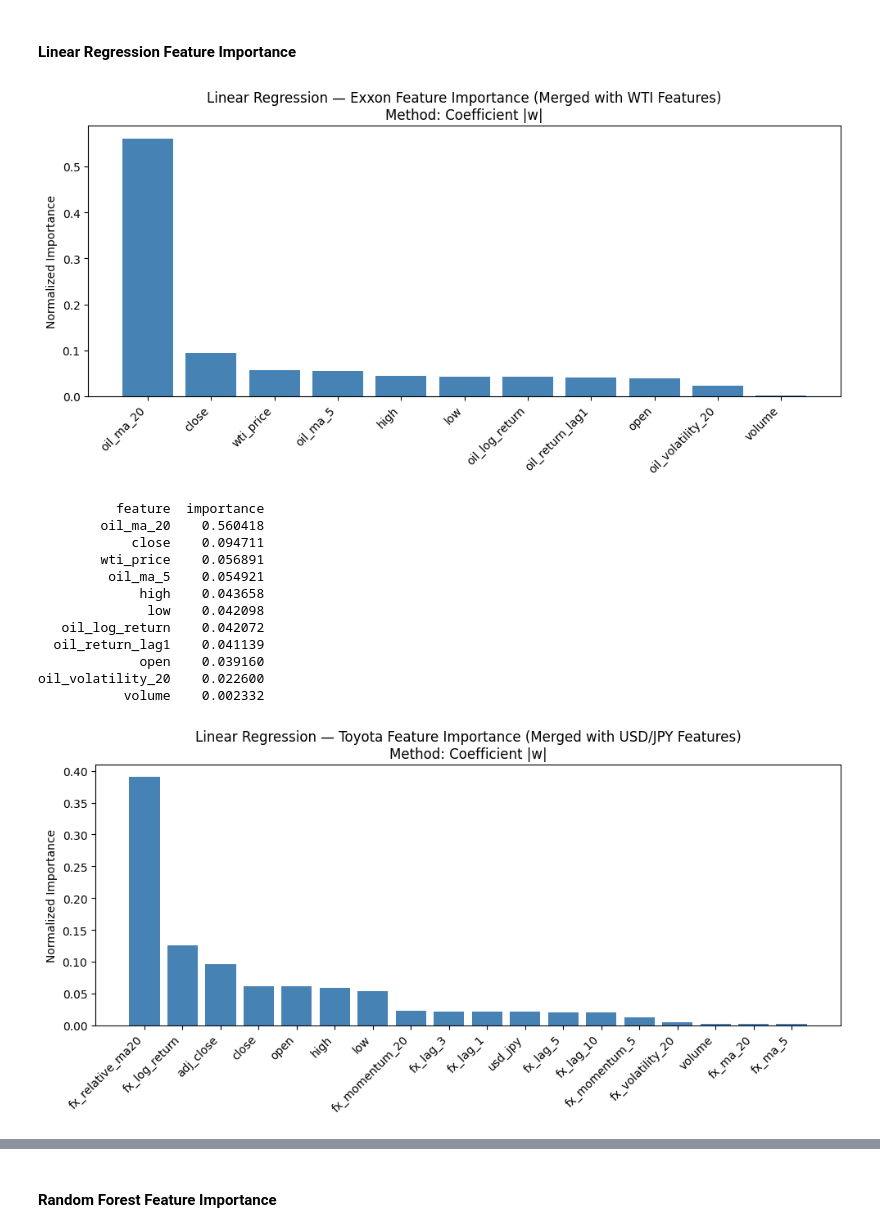
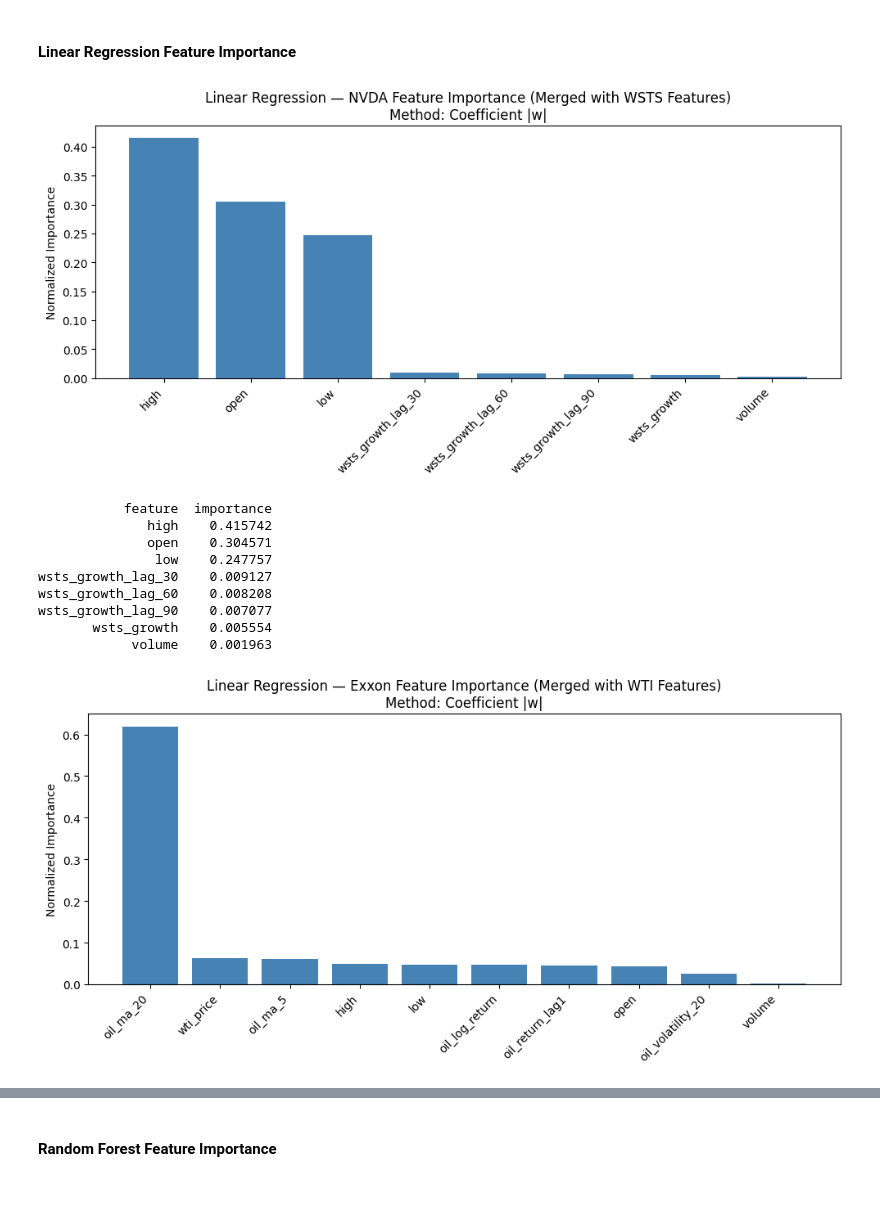
Before and after one commit to IntelligentSystemsProject/Stock-Market-Project, a Jupyter notebook: project.ipynb, the cells around one changed output, grey strips where cells are left out. Saved outputs shown, nothing was run; the diff lists cells and outputs as text; code cells hidden in the pictures; blank space fills up the shorter version.

```diff
--- a/project.ipynb
+++ b/project.ipynb
@@ -2291,37 +2411,48 @@ def analyze_feature_importance(model, X_te, y_te, feature_names, window_size, ti
 # %% [markdown]
 #### Linear Regression Feature Importance
 # %%
+# Linear Regression — NVDA (Merged with WSTS Auxiliary Features)
+analyze_feature_importance(
+    model=results_nvda_merged["last_fold_model"],
+    X_te=results_nvda_merged["last_fold_X_te"],
+    y_te=results_nvda_merged["last_fold_y_te"],
+    feature_names=results_nvda_merged["feature_names"],
+    target_col="close",
+    window_size=window_size,
+    title="Linear Regression — NVDA Feature Importance (Merged with WSTS Features)",
+)
+
 # Linear Regression — Exxon (Merged with WTI Auxiliary Features)
 analyze_feature_importance(
     model=results_exxon_merged["last_fold_model"],
     X_te=results_exxon_merged["last_fold_X_te"],
     y_te=results_exxon_merged["last_fold_y_te"],
     feature_names=results_exxon_merged["feature_names"],
+    target_col="close",
     window_size=window_size,
     title="Linear Regression — Exxon Feature Importance (Merged with WTI Features)",
 )
 
 # Linear Regression — Toyota (Merged with USD/JPY Auxiliary Features)
 analyze_feature_importance(
     model=results_toyota_merged["last_fold_model"],
     X_te=results_toyota_merged["last_fold_X_te"],
     y_te=results_toyota_merged["last_fold_y_te"],
-    feature_names=results_toyota_merged["feature_names"],
+    feature_names=list(merged_toyota_df.columns),
+    target_col="adj_close",
+    cols_to_exclude=["close"],
     window_size=window_size,
     title="Linear Regression — Toyota Feature Importance (Merged with USD/JPY Features)",
 )
 # %% [output]
-[figure, old version]
+[figure, new version]
-          feature  importance
-        oil_ma_20    0.560418
-            close    0.094711
-        wti_price    0.056891
-         oil_ma_5    0.054921
-             high    0.043658
-              low    0.042098
-   oil_log_return    0.042072
-  oil_return_lag1    0.041139
-             open    0.039160
-oil_volatility_20    0.022600
-           volume    0.002332
+           feature  importance
+              high    0.415742
+              open    0.304571
+               low    0.247757
+wsts_growth_lag_30    0.009127
+wsts_growth_lag_60    0.008208
+wsts_growth_lag_90    0.007077
+       wsts_growth    0.005554
+            volume    0.001963
-[figure, old version]
+[figure, new version]
```
Also changed, not shown: parts of 33 cells of this notebook, 1 other file.
